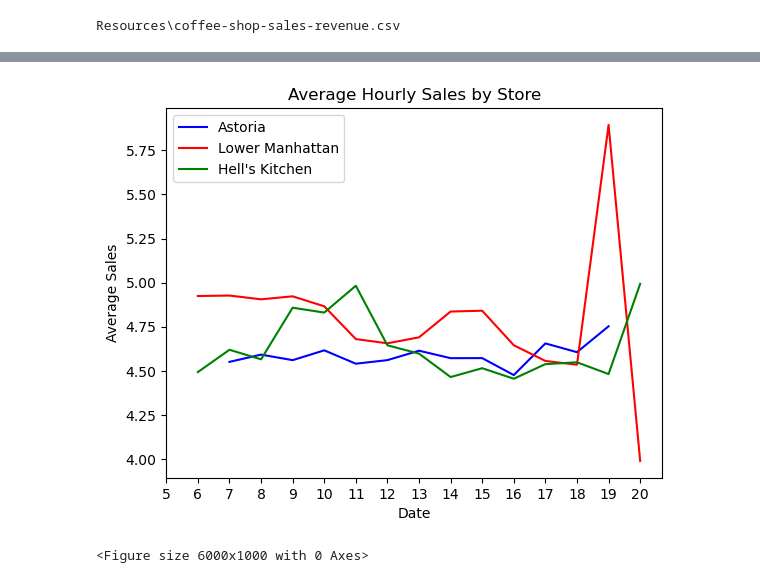
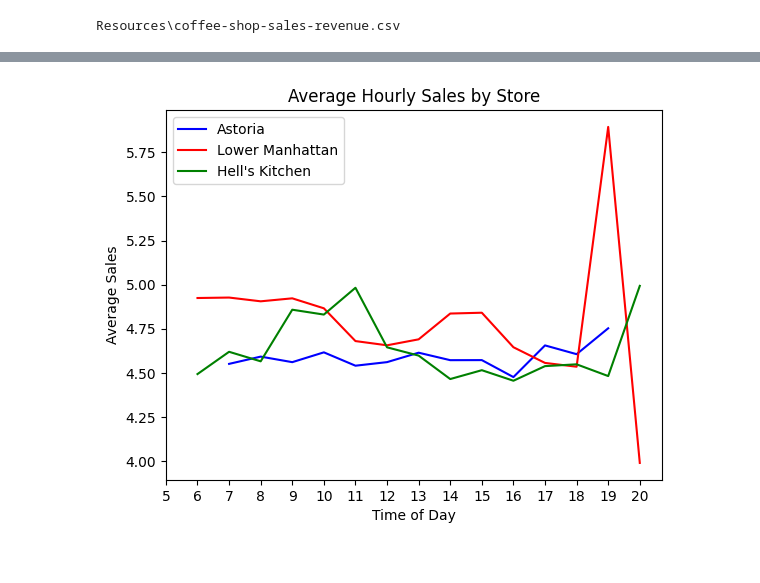
Before and after one commit to cedetraz96/Coffee_Crew, a Jupyter notebook: CoffeeShopAnalysis.ipynb, the cells around one changed output, grey strips where cells are left out. Drawn from its saved outputs; the diff is of its cells as text; code cells hidden in the pictures.

Commit message:
updated code
this has the updated code that includes all used visualizations

```diff
--- a/CoffeeShopAnalysis.ipynb
+++ b/CoffeeShopAnalysis.ipynb
@@ -195,28 +195,27 @@ plt.show()
 # %%
 #Create a dataframe for each store's average sales using the custom function by hour
 store1_avgsales = store1_df.groupby('hour').apply(avg_totalsales)
 store2_avgsales = store2_df.groupby('hour').apply(avg_totalsales)
 store3_avgsales = store3_df.groupby('hour').apply(avg_totalsales)
 
 #Dispalay the average sales for each store as a line graph
 plt.plot(store1_avgsales, label='Astoria', color='blue')
 plt.plot(store2_avgsales, label='Lower Manhattan', color='red')
 plt.plot(store3_avgsales, label="Hell's Kitchen", color='green')
 
 #Change the x axis to display hours as 12 hour time label starting at 6am and ending at 8pm
 plt.xticks(np.arange(5, 21, 1))
 
 
 plt.xlabel('Time of Day')
 plt.ylabel('Average Sales')
 plt.title('Average Hourly Sales by Store')
 plt.legend(loc='best')
-plt.figure(figsize=(60,10))
+
 
 plt.show()
 # %% [output]
-[figure, old version]
+[figure, new version]
-<Figure size 6000x1000 with 0 Axes>
 # %%
 #Create a dataframe for each store's average sales using the custom function by day of week
 store1_avgsales = store1_df.groupby('dayofweek').apply(avg_totalsales)
```
Also changed, not shown: parts of 9 cells of this notebook, 4 other files.
